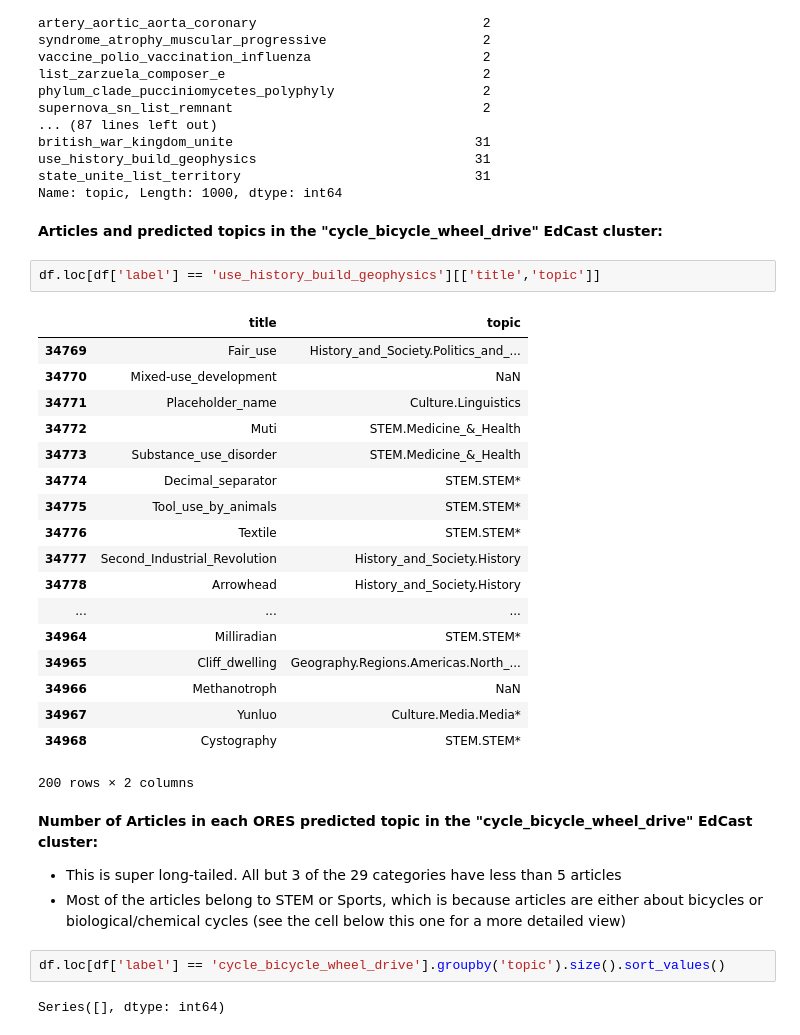
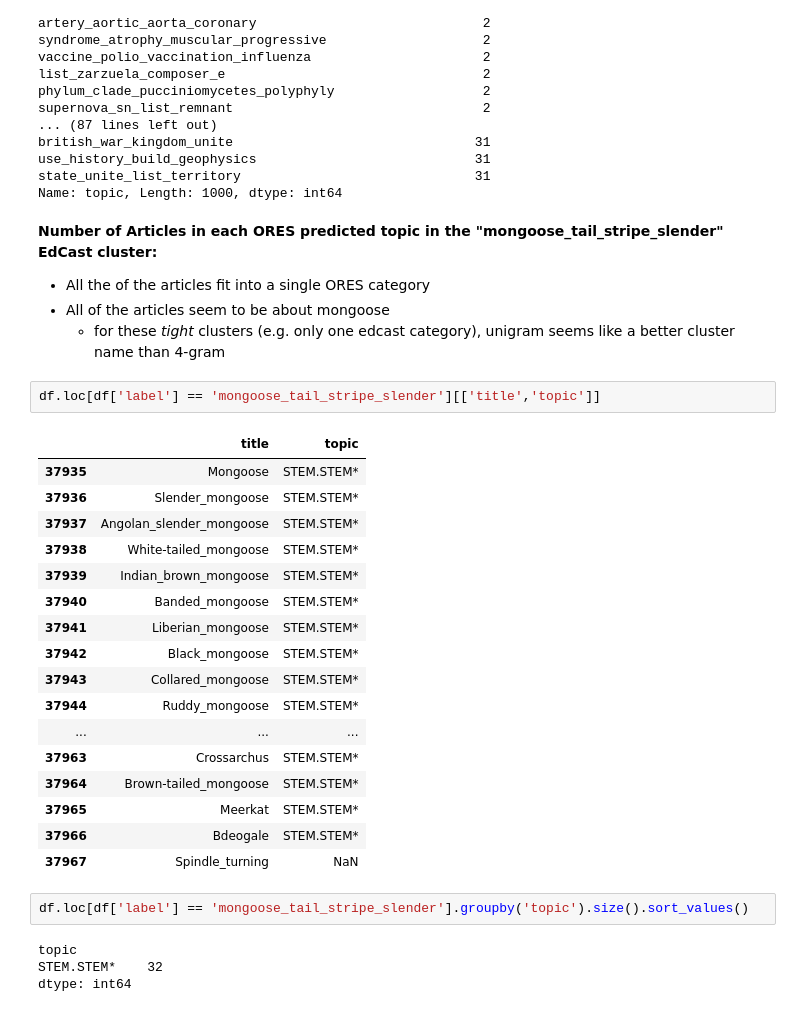
Before and after one commit to jmaddock/knowledge_graph, a Jupyter notebook: eval_2_1000_clusteres_ORES_comparison_6-14-20.ipynb, the cells around one changed output. Drawn from its saved outputs; the diff is of its cells as text.

Commit message:
finished eval 2 for edcast 1000 dataset

```diff
--- a/eval_2_1000_clusteres_ORES_comparison_6-14-20.ipynb
+++ b/eval_2_1000_clusteres_ORES_comparison_6-14-20.ipynb
@@ -188,34 +189,34 @@ british_war_kingdom_unite                               31
 use_history_build_geophysics                            31
 state_unite_list_territory                              31
 Name: topic, Length: 1000, dtype: int64
-# %% [markdown]
-**Articles and predicted topics in the "cycle_bicycle_wheel_drive" EdCast cluster:**
+# %% [markdown]
+**Number of Articles in each ORES predicted topic in the "mongoose_tail_stripe_slender" EdCast cluster:**
+* All the of the articles fit into a single ORES category
+* All of the articles seem to be about mongoose
+    * for these *tight* clusters (e.g. only one edcast category), unigram seems like a better cluster name than 4-gram
 # %%
-df.loc[df['label'] == 'use_history_build_geophysics'][['title','topic']]
+df.loc[df['label'] == 'mongoose_tail_stripe_slender'][['title','topic']]
 # %% [output]
 |  | title | topic |
-| 34769 | Fair_use | History_and_Society.Politics_and_... |
-| 34770 | Mixed-use_development | NaN |
-| 34771 | Placeholder_name | Culture.Linguistics |
-| 34772 | Muti | STEM.Medicine_&_Health |
-| 34773 | Substance_use_disorder | STEM.Medicine_&_Health |
-| 34774 | Decimal_separator | STEM.STEM* |
-| 34775 | Tool_use_by_animals | STEM.STEM* |
-| 34776 | Textile | STEM.STEM* |
-| 34777 | Second_Industrial_Revolution | History_and_Society.History |
-| 34778 | Arrowhead | History_and_Society.History |
+| 37935 | Mongoose | STEM.STEM* |
+| 37936 | Slender_mongoose | STEM.STEM* |
+| 37937 | Angolan_slender_mongoose | STEM.STEM* |
+| 37938 | White-tailed_mongoose | STEM.STEM* |
+| 37939 | Indian_brown_mongoose | STEM.STEM* |
+| 37940 | Banded_mongoose | STEM.STEM* |
+| 37941 | Liberian_mongoose | STEM.STEM* |
+| 37942 | Black_mongoose | STEM.STEM* |
+| 37943 | Collared_mongoose | STEM.STEM* |
+| 37944 | Ruddy_mongoose | STEM.STEM* |
 | ... | ... | ... |
-| 34964 | Milliradian | STEM.STEM* |
-| 34965 | Cliff_dwelling | Geography.Regions.Americas.North_... |
-| 34966 | Methanotroph | NaN |
-| 34967 | Yunluo | Culture.Media.Media* |
-| 34968 | Cystography | STEM.STEM* |
+| 37963 | Crossarchus | STEM.STEM* |
+| 37964 | Brown-tailed_mongoose | STEM.STEM* |
+| 37965 | Meerkat | STEM.STEM* |
+| 37966 | Bdeogale | STEM.STEM* |
+| 37967 | Spindle_turning | NaN |
-200 rows × 2 columns
-# %% [markdown]
-**Number of Articles in each ORES predicted topic in the "cycle_bicycle_wheel_drive" EdCast cluster:**
-* This is super long-tailed.  All but 3 of the 29 categories have less than 5 articles
-* Most of the articles belong to STEM or Sports, which is because articles are either about bicycles or biological/chemical cycles (see the cell below this one for a more detailed view)
 # %%
-df.loc[df['label'] == 'cycle_bicycle_wheel_drive'].groupby('topic').size().sort_values()
+df.loc[df['label'] == 'mongoose_tail_stripe_slender'].groupby('topic').size().sort_values()
 # %% [output]
-Series([], dtype: int64)
+topic
+STEM.STEM*    32
+dtype: int64
```
Also changed, not shown: parts of 28 cells of this notebook.
